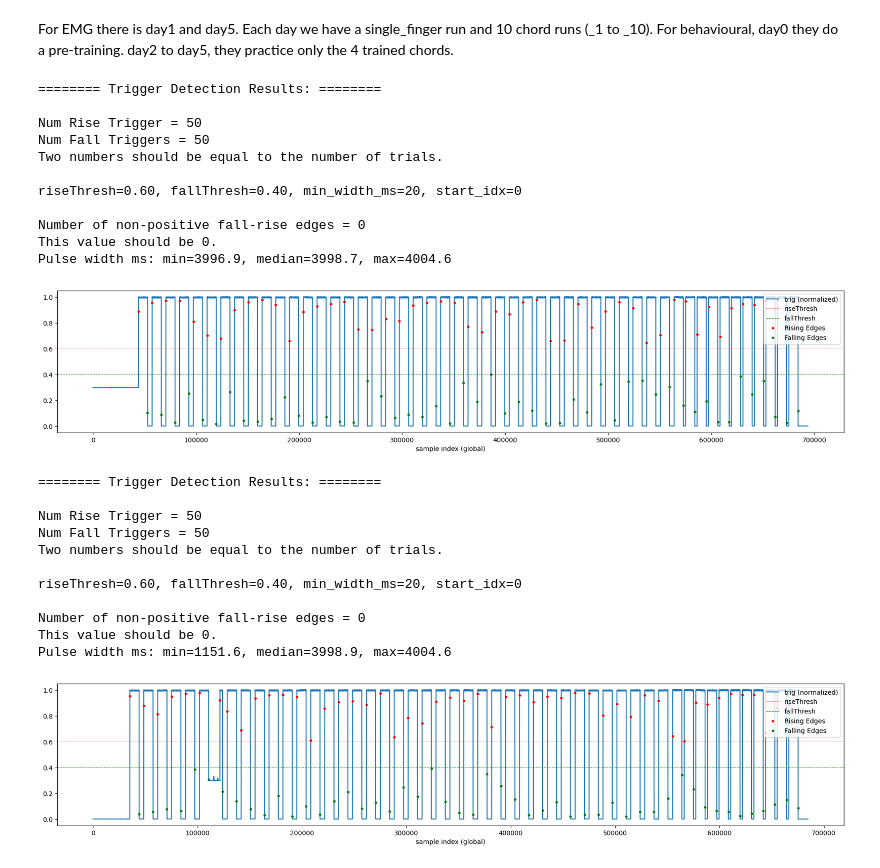
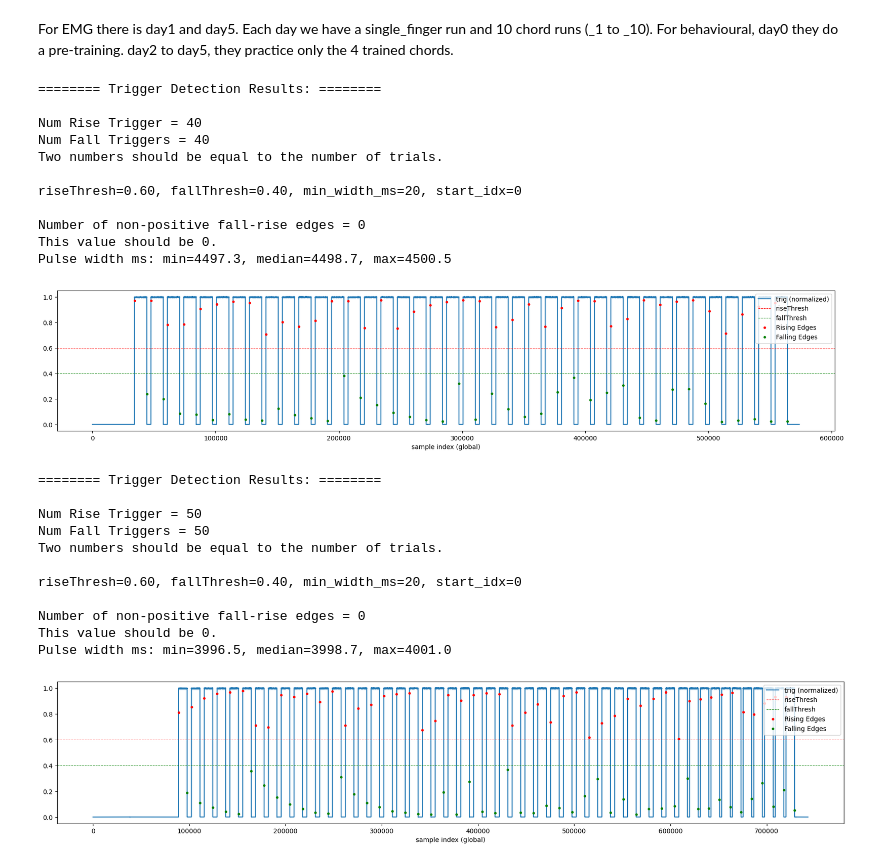
Before and after one commit to alighavam/EFC_learningEMG, a Jupyter notebook: preprocessing.ipynb, the cells around one changed output. Cells and saved outputs as stored; diff of their text form; code cells hidden in the pictures.

```diff
--- a/preprocessing.ipynb
+++ b/preprocessing.ipynb
@@ -31,37 +31,37 @@ def butter_bandpass(lowcut, highcut, fs, order=5):
     b, a = butter(order, [low, high], btype='band')
     return b, a
 # %%
-sn = 100
+sn = 101
 
 # Prep EMG:
 df = {'t'}
 days = ['day1', 'day5']
 for day in days:
     # ========================= detect trigger signal =========================
     header = pd.read_csv(os.path.join(emgPath, day, f'subj{sn}', f'EFC_learningEMG_{sn}_single_finger.csv'), skiprows=5, nrows=1, header=None)
     # remove extra spaces in header:
     header = header.apply(lambda x: x.str.strip() if x.dtype == "object" else x)
     data = pd.read_csv(os.path.join(emgPath, day, f'subj{sn}', f'EFC_learningEMG_{sn}_single_finger.csv'), skiprows=8, header=None)
     data = data.iloc[:, :28]
     data.columns = header.iloc[0, :28]
     data = data.reset_index(drop=True)
 
     trigger = data['Analog 1 (V)'].values
     fs_trigger = 2222.2222
     riseIdx, fallIdx = emg_functions.find_trigger_rise_edge(trigger, fs_trigger, riseThresh=0.6, fallThresh=0.4, min_width_ms=20, debug=1)
 # %% [output]
 ======== Trigger Detection Results: ========
 
-Num Rise Trigger = 50
-Num Fall Triggers = 50
+Num Rise Trigger = 40
+Num Fall Triggers = 40
 Two numbers should be equal to the number of trials.
 
 riseThresh=0.60, fallThresh=0.40, min_width_ms=20, start_idx=0
 
 Number of non-positive fall-rise edges = 0
 This value should be 0.
-Pulse width ms: min=3996.9, median=3998.7, max=4004.6
+Pulse width ms: min=4497.3, median=4498.7, max=4500.5
-[figure, old version]
+[figure, new version]
 ======== Trigger Detection Results: ========
 
 Num Rise Trigger = 50
@@ -72,5 +72,5 @@ riseThresh=0.60, fallThresh=0.40, min_width_ms=20, start_idx=0
 
 Number of non-positive fall-rise edges = 0
 This value should be 0.
-Pulse width ms: min=1151.6, median=3998.9, max=4004.6
+Pulse width ms: min=3996.5, median=3998.7, max=4001.0
-[figure, old version]
+[figure, new version]
```
